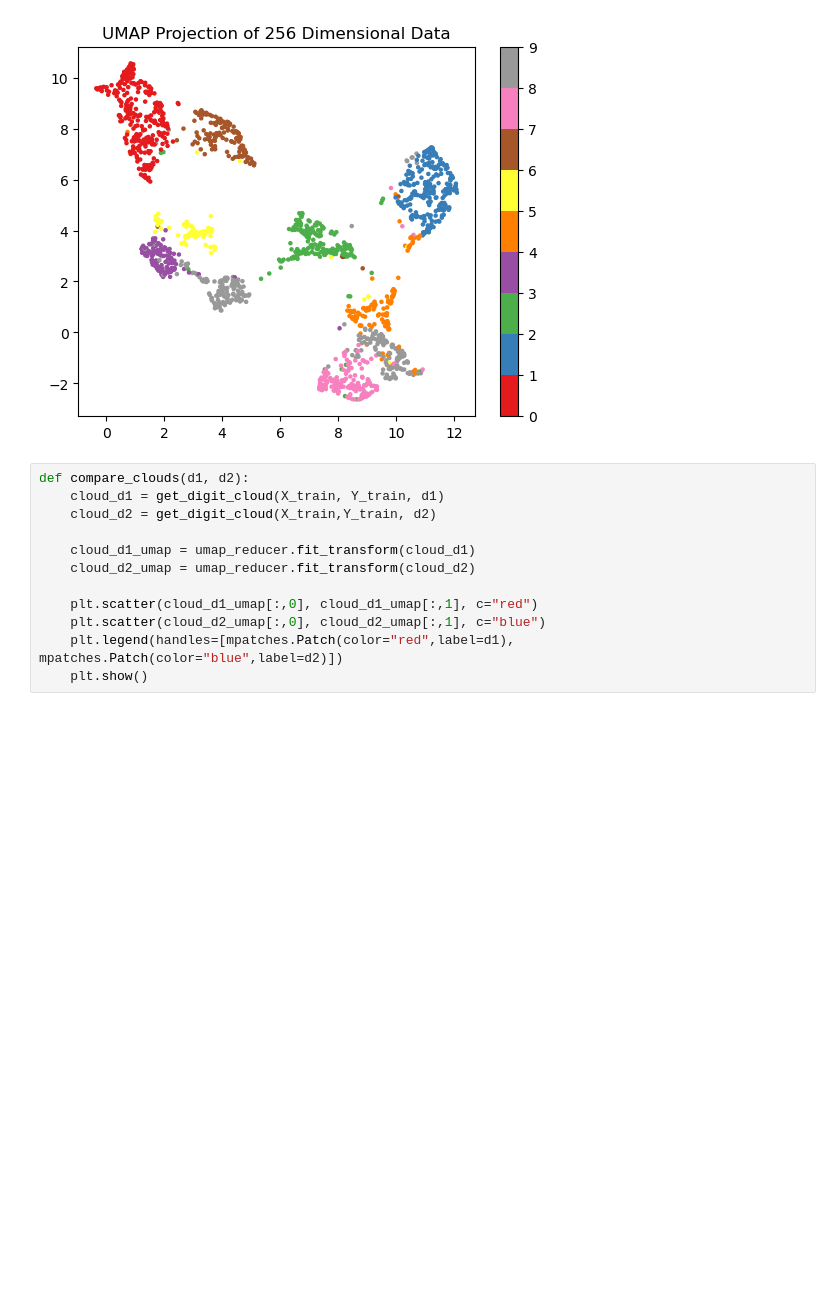
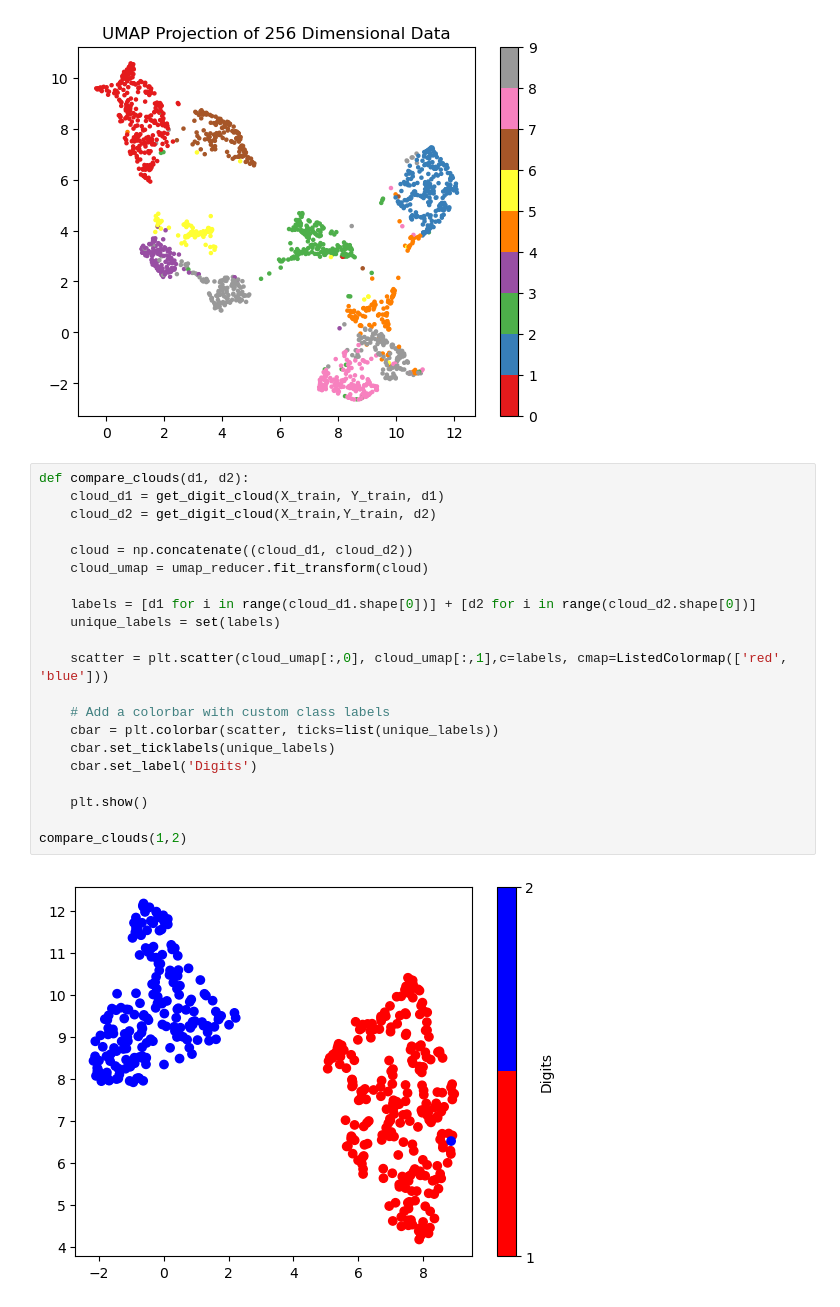
Before and after one commit to filipe-21903016/idl-assignment-0, a Jupyter notebook: assignment_0.ipynb, the cells around one changed output. Cells and saved outputs as stored; diff of their text form; blank space fills up the shorter version.

Commit message:
updated compare_clouds

```diff
--- a/assignment_0.ipynb
+++ b/assignment_0.ipynb
@@ -131,15 +132,26 @@ plt.title("UMAP Projection of 256 Dimensional Data")
 plt.show()
 # %% [output]
 [figure]
-# %%
-def compare_clouds(d1, d2):
-    cloud_d1 = get_digit_cloud(X_train, Y_train, d1)
-    cloud_d2 = get_digit_cloud(X_train,Y_train, d2)
-
-    cloud_d1_umap = umap_reducer.fit_transform(cloud_d1)
-    cloud_d2_umap = umap_reducer.fit_transform(cloud_d2)
-
-    plt.scatter(cloud_d1_umap[:,0], cloud_d1_umap[:,1], c="red")
-    plt.scatter(cloud_d2_umap[:,0], cloud_d2_umap[:,1], c="blue")
-    plt.legend(handles=[mpatches.Patch(color="red",label=d1), mpatches.Patch(color="blue",label=d2)])
-    plt.show()
+# %%
+def compare_clouds(d1, d2):
+    cloud_d1 = get_digit_cloud(X_train, Y_train, d1)
+    cloud_d2 = get_digit_cloud(X_train,Y_train, d2)
+
+    cloud = np.concatenate((cloud_d1, cloud_d2))
+    cloud_umap = umap_reducer.fit_transform(cloud)
+
+    labels = [d1 for i in range(cloud_d1.shape[0])] + [d2 for i in range(cloud_d2.shape[0])]
+    unique_labels = set(labels)
+
+    scatter = plt.scatter(cloud_umap[:,0], cloud_umap[:,1],c=labels, cmap=ListedColormap(['red', 'blue']))
+
+    # Add a colorbar with custom class labels
+    cbar = plt.colorbar(scatter, ticks=list(unique_labels))
+    cbar.set_ticklabels(unique_labels)
+    cbar.set_label('Digits')
+
+    plt.show()
+
+compare_clouds(1,2)
+# %% [output]
+[figure, added]
```
Also changed, not shown: parts of 1 cell of this notebook.
